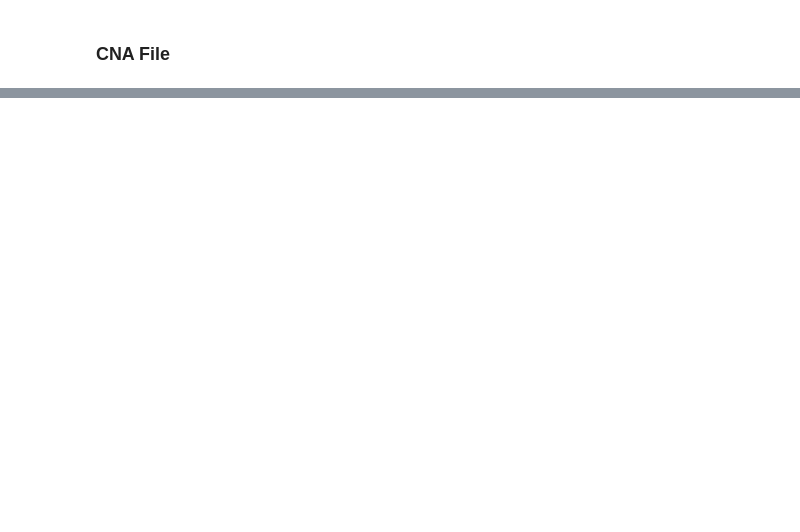
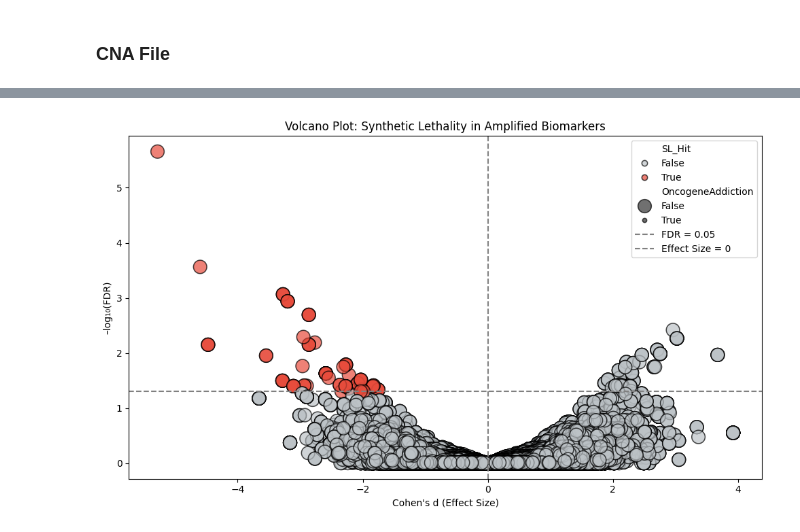
Before and after one commit to faith-ogun/bioslate-hgsoc-core, a Jupyter notebook: notebooks/sl_target_discovery.ipynb, the cells around one changed output, grey strips where cells are left out. Cells and saved outputs as stored; diff of their text form; code cells hidden in the pictures; blank space fills up the shorter version.

```diff
--- a/notebooks/sl_target_discovery.ipynb
+++ b/notebooks/sl_target_discovery.ipynb
@@ -306,0 +399,39 @@ Druggable synthetic lethals (FDR < 0.05 & EffectSize < 0): 25 hits
+# %%
+import pandas as pd
+import matplotlib.pyplot as plt
+import seaborn as sns
+import numpy as np
+
+# Load results
+results_df = pd.read_csv("../results/synthetic_lethality_screen.csv")
+
+# Add significance threshold
+results_df["–log10(FDR)"] = -np.log10(results_df["FDR"] + 1e-10)  # avoid log(0)
+
+# Define SL hit
+results_df["SL_Hit"] = (results_df["EffectSize"] < 0) & (results_df["FDR"] < 0.05)
+results_df["OncogeneAddiction"] = results_df["Biomarker"] == results_df["TargetGene"]
+
+# Plot
+plt.figure(figsize=(10, 6))
+sns.scatterplot(
+    data=results_df,
+    x="EffectSize",
+    y="–log10(FDR)",
+    hue="SL_Hit",
+    size="OncogeneAddiction",
+    sizes=(20, 200),
+    palette={True: "#e74c3c", False: "#bdc3c7"},
+    alpha=0.7,
+    edgecolor="black"
+)
+plt.axhline(y=-np.log10(0.05), linestyle="--", color="gray", label="FDR = 0.05")
+plt.axvline(x=0, linestyle="--", color="gray", label="Effect Size = 0")
+plt.xlabel("Cohen's d (Effect Size)")
+plt.ylabel("–log₁₀(FDR)")
+plt.title("Volcano Plot: Synthetic Lethality in Amplified Biomarkers")
+plt.legend()
+plt.tight_layout()
+plt.show()
+# %% [output]
+[figure, added]
```
Also changed, not shown: parts of 26 cells of this notebook, 7 other files.
